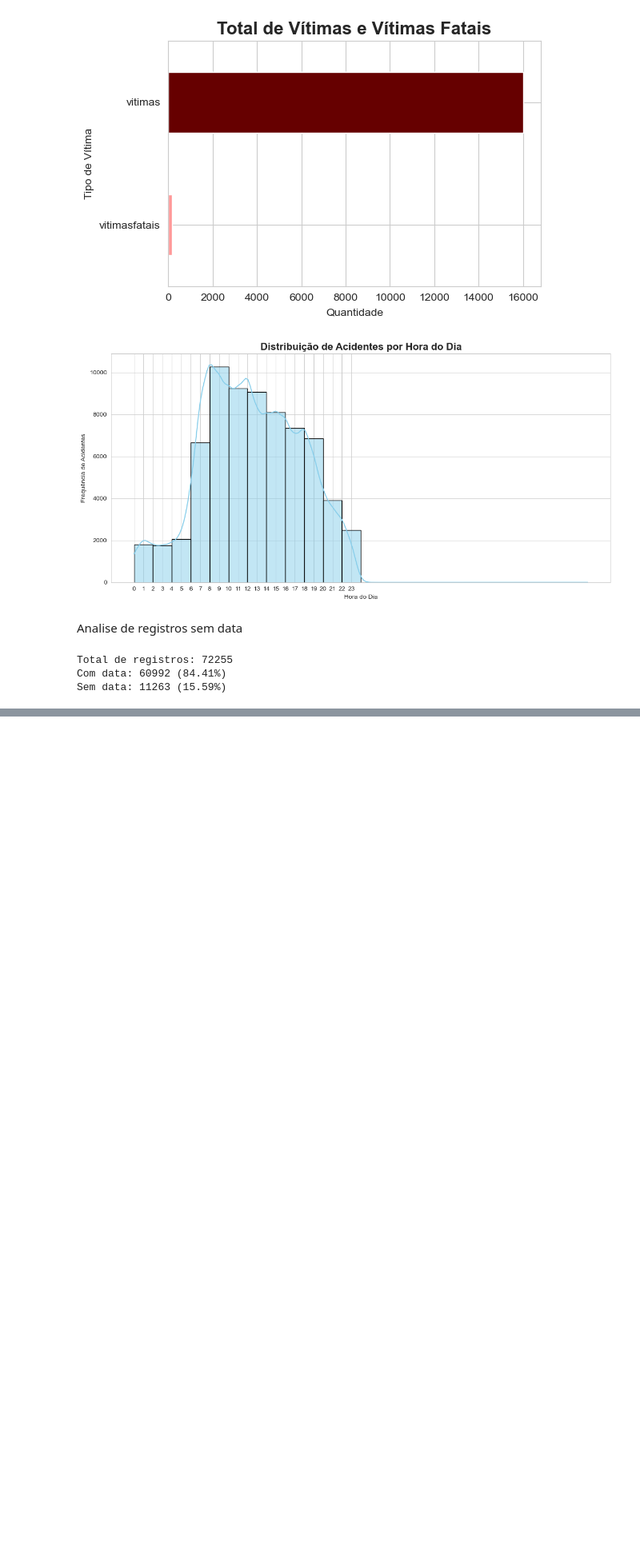
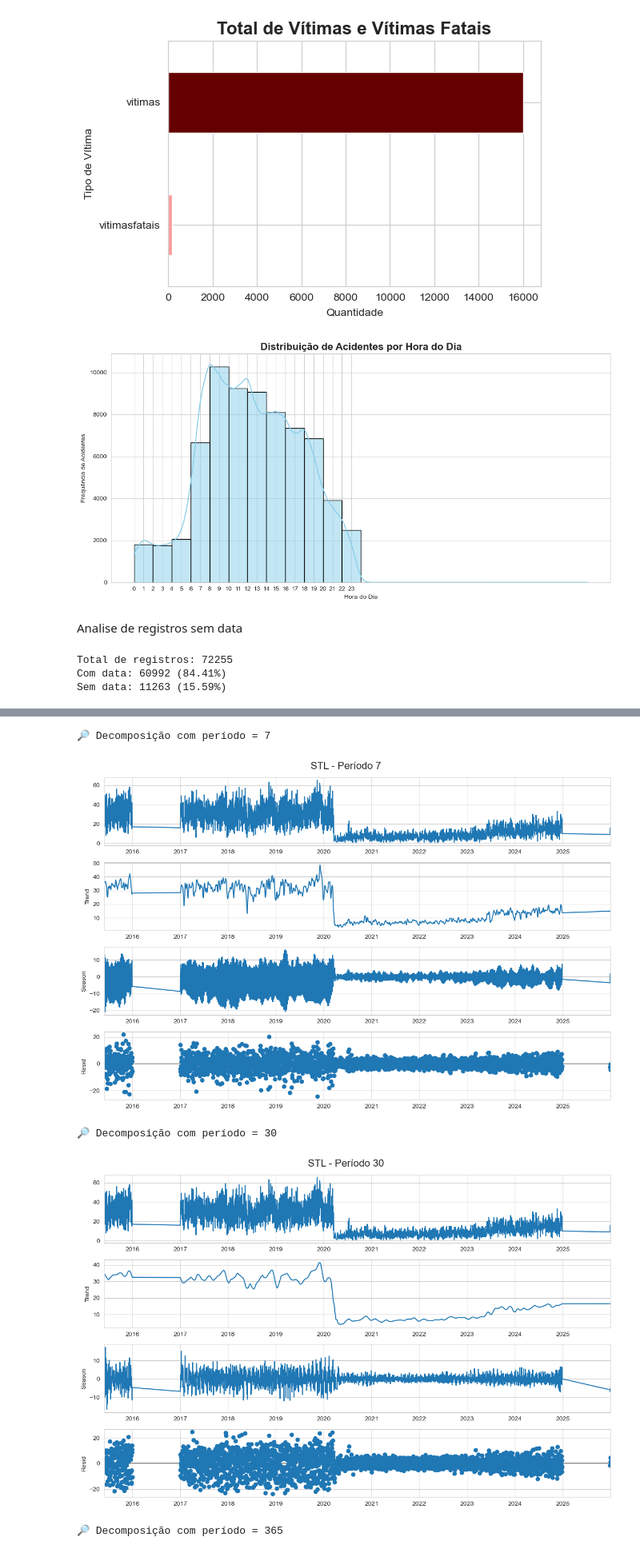
Before and after one commit to FlaviaCosta1037/previsao_acidentes_transito, a Jupyter notebook: main.ipynb, the cells around one changed output, grey strips where cells are left out. Shown at 80% size. Cells and saved outputs as stored; diff of their text form; code cells hidden in the pictures; blank space fills up the shorter version.

```diff
--- a/main.ipynb
+++ b/main.ipynb
@@ -373,0 +403,18 @@ Sem data: 11263 (15.59%)
+# %%
+for p in [7, 30, 365]:
+    print(f'\n🔎 Decomposição com período = {p}')
+
+    stl = STL(serie.dropna(), period=p)
+    resultado = stl.fit()
+
+    fig = resultado.plot()
+    fig.set_size_inches(12, 8)
+    plt.suptitle(f"STL - Período {p}", fontsize=16)
+    plt.tight_layout()
+    plt.show()
+# %% [output]
+🔎 Decomposição com período = 7
+[figure, added]
+🔎 Decomposição com período = 30
+[figure, added]
+🔎 Decomposição com período = 365
```
Also changed, not shown: parts of 12 cells of this notebook, 41 other files.
